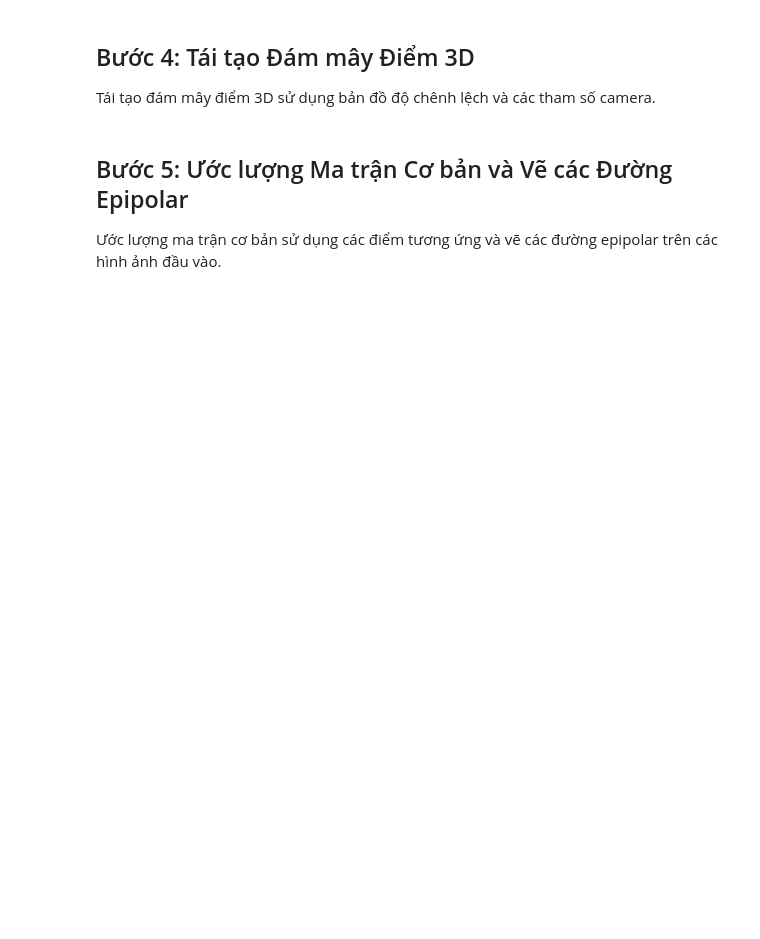
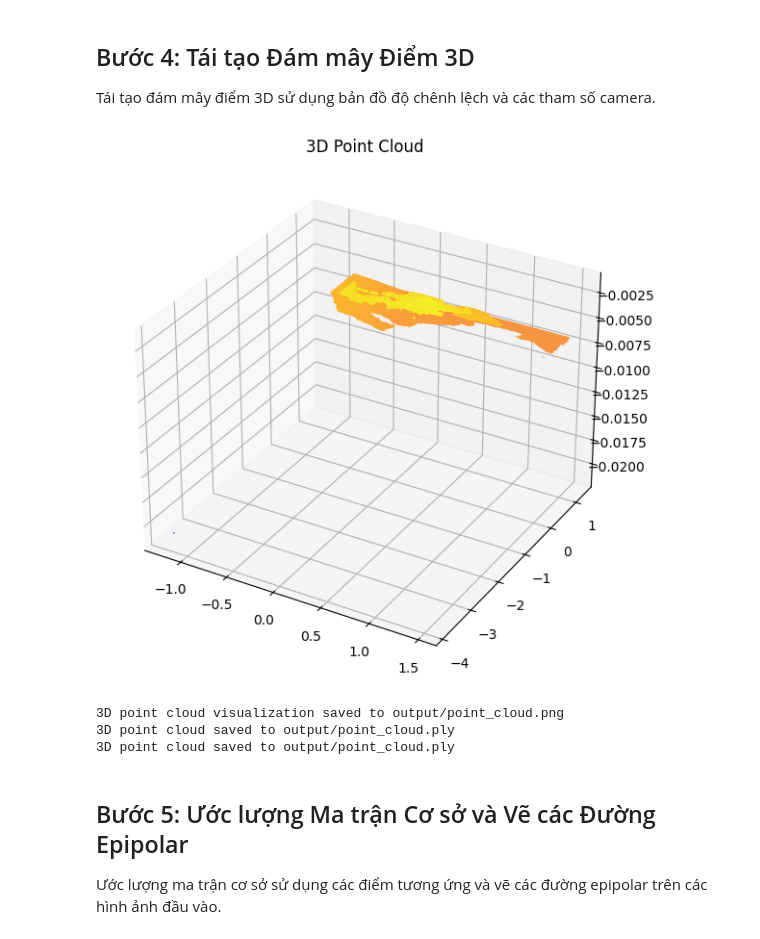
Before and after one commit to hino-hatake/computer-vision, a Jupyter notebook: 3d-reconstruction/stereo-vision.ipynb, the cells around one changed output. Cells and saved outputs as stored; diff of their text form; code cells hidden in the pictures; blank space fills up the shorter version.

```diff
--- a/3d-reconstruction/stereo-vision.ipynb
+++ b/3d-reconstruction/stereo-vision.ipynb
@@ -62,28 +73,57 @@ Tái tạo đám mây điểm 3D sử dụng bản đồ độ chênh lệch và
 # %%
 # Define camera parameters
 focal_length = 1.0  # Example focal length
 baseline = 0.1  # Example baseline in meters
 
 # Reconstruct 3D points
 h, w = left_image.shape
 Q = np.float32([[1, 0, 0, -w/2],
                 [0, -1, 0, h/2],
                 [0, 0, 0, -focal_length],
                 [0, 0, 1/baseline, 0]])
 
 points_3D = cv2.reprojectImageTo3D(disparity, Q)
 mask = disparity > disparity.min()
 points_3D = points_3D[mask]
 
 # Visualize point cloud
 fig = plt.figure(figsize=(10, 7))
 ax = fig.add_subplot(111, projection='3d')
 ax.scatter(points_3D[:, 0], points_3D[:, 1], points_3D[:, 2], s=0.1, c=points_3D[:, 2], cmap='plasma')
 plt.title('3D Point Cloud')
 plt.show()
+
+# Save 3D point cloud visualization to output directory
+output_point_cloud_image_path = 'output/point_cloud.png'
+fig = plt.figure(figsize=(10, 7))
+ax = fig.add_subplot(111, projection='3d')
+ax.scatter(points_3D[:, 0], points_3D[:, 1], points_3D[:, 2], s=0.1, c=points_3D[:, 2], cmap='plasma')
+plt.title('3D Point Cloud')
+plt.savefig(output_point_cloud_image_path)
+plt.close(fig)
+print(f'3D point cloud visualization saved to {output_point_cloud_image_path}')
+
+# Save 3D point cloud to output directory
+output_point_cloud_path = 'output/point_cloud.ply'
+with open(output_point_cloud_path, 'w') as f:
+    f.write('ply\n')
+    f.write('format ascii 1.0\n')
+    f.write(f'element vertex {points_3D.shape[0]}\n')
+    f.write('property float x\n')
+    f.write('property float y\n')
+    f.write('property float z\n')
+    f.write('end_header\n')
+    for point in points_3D:
+        f.write(f'{point[0]} {point[1]} {point[2]}\n')
+print(f'3D point cloud saved to {output_point_cloud_path}')
+# %% [output]
+[figure, added]
+3D point cloud visualization saved to output/point_cloud.png
+3D point cloud saved to output/point_cloud.ply
+3D point cloud saved to output/point_cloud.ply
 # %% [markdown]
-## Bước 5: Ước lượng Ma trận Cơ bản và Vẽ các Đường Epipolar
-Ước lượng ma trận cơ bản sử dụng các điểm tương ứng và vẽ các đường epipolar trên các hình ảnh đầu vào.
+## Bước 5: Ước lượng Ma trận Cơ sở và Vẽ các Đường Epipolar
+Ước lượng ma trận cơ sở sử dụng các điểm tương ứng và vẽ các đường epipolar trên các hình ảnh đầu vào.
 # %%
 # Detect keypoints and match features
 orb = cv2.ORB_create()
```
Also changed, not shown: parts of 3 cells of this notebook, 20 other files.
